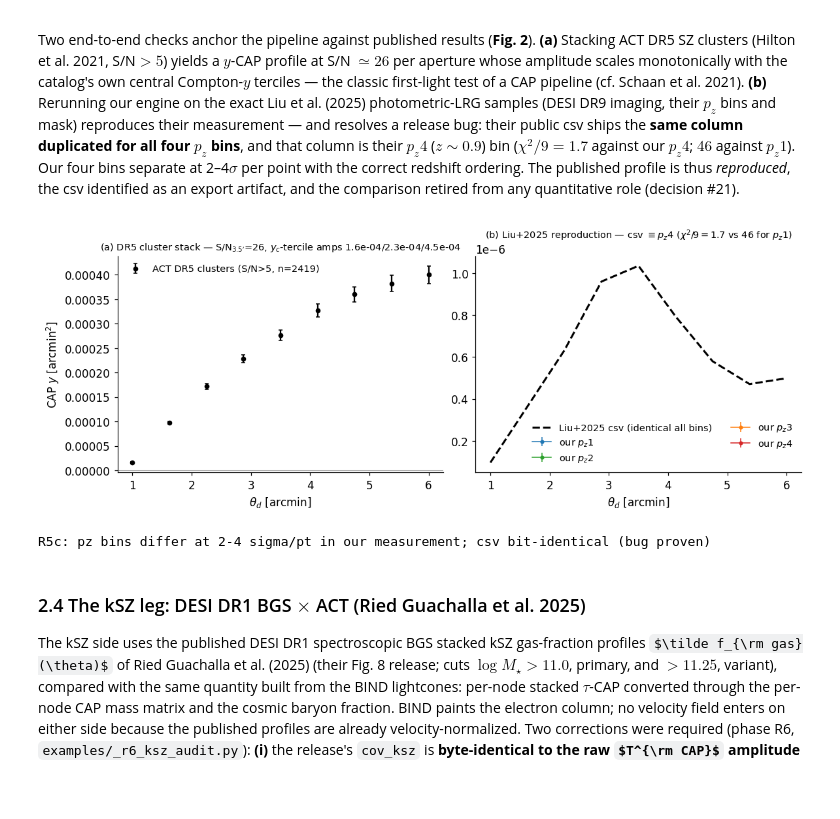
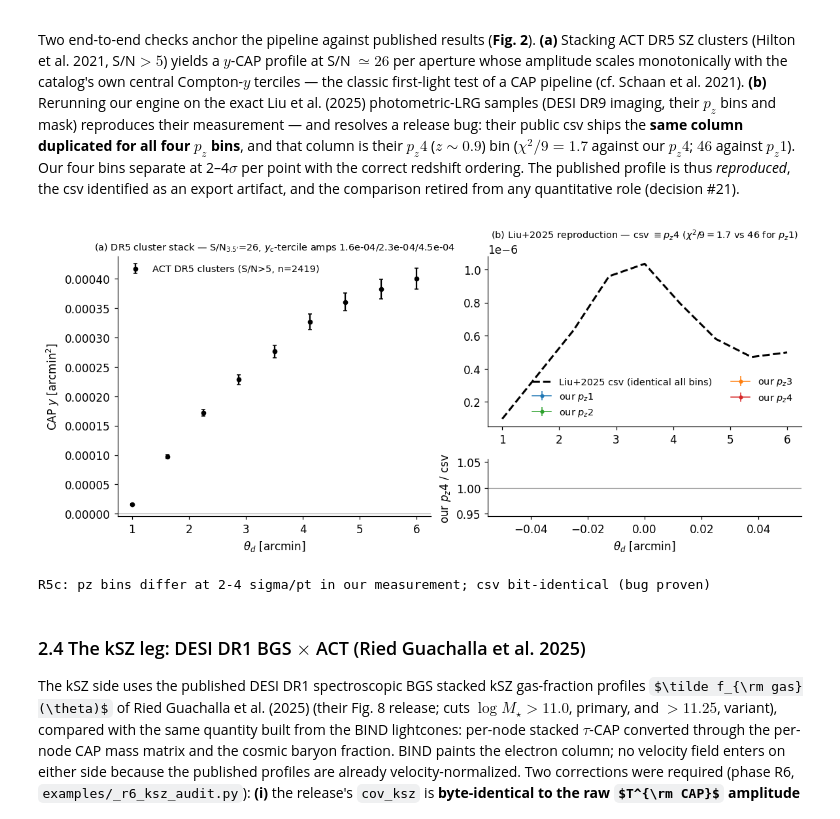
Before and after one commit to Maxelee/BIND, a Jupyter notebook: examples/paper_p4c_tsz_ksz.ipynb, the cells around one changed output. Drawn from its saved outputs; the diff is of its cells as text; code cells hidden in the pictures; some formulas as TeX source; blank space fills up the shorter version.

Commit message:
paper: post-regrade fixes (Fig 2b ratio panel, per-block covariance statement, chains into RELEASE) + re-grade 88.5/100 recorded
Co-Authored-By: Claude Fable 5 <noreply@anthropic.com>

```diff
--- a/examples/paper_p4c_tsz_ksz.ipynb
+++ b/examples/paper_p4c_tsz_ksz.ipynb
@@ -292,39 +292,49 @@ quantitative role (decision #21).
 # %%
 # ---- Fig 2: pipeline validation -------------------------------------------
 d5 = np.load(LC / "T1_dr5_snr5.npz")
 t1m = V["T1"]["metrics"]
 
-fig, ax = plt.subplots(1, 2, figsize=(10.6, 4.0))
+fig, axd = plt.subplot_mosaic([["a", "b"], ["a", "br"]], figsize=(10.6, 4.6),
+                              height_ratios=[3, 1], sharex=False)
+ax0, ax1, axr = axd["a"], axd["b"], axd["br"]
 th5 = d5["theta_value"].astype(float)
-ax[0].errorbar(th5, d5["mean"], d5["err_jk"], fmt="o", ms=4, color=C["data"],
-               capsize=2, label=f"ACT DR5 clusters (S/N>5, n={int(d5['n_gal'])})")
-ax[0].axhline(0, color="0.6", lw=0.7)
+ax0.errorbar(th5, d5["mean"], d5["err_jk"], fmt="o", ms=4, color=C["data"],
+             capsize=2, label=f"ACT DR5 clusters (S/N>5, n={int(d5['n_gal'])})")
+ax0.axhline(0, color="0.6", lw=0.7)
 amps = t1m["yc_tercile_amps_3.5arcmin"]
-ax[0].set_title("(a) DR5 cluster stack — S/N$_{3.5'}$=%.0f, $y_c$-tercile amps %.1e/%.1e/%.1e"
-                % (t1m["stack_snr_jk_at_3.5arcmin"], *amps), fontsize=9.5)
-ax[0].set_xlabel(r"$\theta_d$ [arcmin]"); ax[0].set_ylabel(r"CAP $y$ [arcmin$^2$]")
-ax[0].legend(frameon=False)
+ax0.set_title("(a) DR5 cluster stack — S/N$_{3.5'}$=%.0f, $y_c$-tercile amps %.1e/%.1e/%.1e"
+              % (t1m["stack_snr_jk_at_3.5arcmin"], *amps), fontsize=9.5)
+ax0.set_xlabel(r"$\theta_d$ [arcmin]"); ax0.set_ylabel(r"CAP $y$ [arcmin$^2$]")
+ax0.legend(frameon=False)
 
 liu = np.load(REPO / "examples/figures_ksz2/tsz_liu2025_official.npz")
 th_l = liu["theta"].astype(float)
 for i, c in zip(range(1, 5), ["#1f77b4", "#2ca02c", "#ff7f0e", "#d62728"]):
     d = np.load(LC / f"R5_liu_pz{i}_cib1.7.npz")
     rap = np.asarray(d["theta_kind"]).astype(str) == "rap"
-    ax[1].errorbar(d["theta_value"][rap].astype(float), d["mean"][rap],
-                   d["err_jk"][rap], fmt="o-", ms=3, lw=1, color=c, capsize=2,
-                   label=f"our $p_z${i}")
-ax[1].plot(th_l, liu["pz1_fiducial"], "k--", lw=2,
-           label="Liu+2025 csv (identical all bins)")
-ax[1].set_title("(b) Liu+2025 reproduction — csv $\\equiv p_z4$ "
-                "($\\chi^2/9=%.1f$ vs %.0f for $p_z1$)"
-                % (1.7, 46), fontsize=9.5)
-ax[1].set_xlabel(r"$\theta_d$ [arcmin]"); ax[1].legend(frameon=False, ncol=2)
+    ax1.errorbar(d["theta_value"][rap].astype(float), d["mean"][rap],
+                 d["err_jk"][rap], fmt="o-", ms=3, lw=1, color=c, capsize=2,
+                 label=f"our $p_z${i}")
+    if i == 4:  # ratio sub-panel: our pz4 vs their (duplicated) csv curve
+        th4 = d["theta_value"][rap].astype(float)
+        csv4 = np.interp(th4, th_l, liu["pz1_fiducial"])
+        axr.errorbar(th4, d["mean"][rap] / csv4, d["err_jk"][rap] / np.abs(csv4),
+                     fmt="o-", ms=3, lw=1, color=c, capsize=2)
+ax1.plot(th_l, liu["pz1_fiducial"], "k--", lw=2,
+         label="Liu+2025 csv (identical all bins)")
+ax1.set_title("(b) Liu+2025 reproduction — csv $\\equiv p_z4$ "
+              "($\\chi^2/9=%.1f$ vs %.0f for $p_z1$)"
+              % (1.7, 46), fontsize=9.5)
+ax1.legend(frameon=False, ncol=2)
+axr.axhline(1, color="0.6", lw=0.8)
+axr.set_ylabel(r"our $p_z4$ / csv")
+axr.set_xlabel(r"$\theta_d$ [arcmin]")
 fig.savefig(FIGDIR / "fig2_validation.png")
 plt.show()
 r5c = V["R5"]["metrics"]["r5c_liu_reproduction"]
 print("R5c:", r5c["bins_resolved"])
 # %% [output]
-[figure, old version]
+[figure, new version]
 R5c: pz bins differ at 2-4 sigma/pt in our measurement; csv bit-identical (bug proven)
 # %% [markdown]
 ### 2.4  The kSZ leg: DESI DR1 BGS $\times$ ACT (Ried Guachalla et al. 2025)
```
Also changed, not shown: parts of 1 cell of this notebook, 3 other files.
